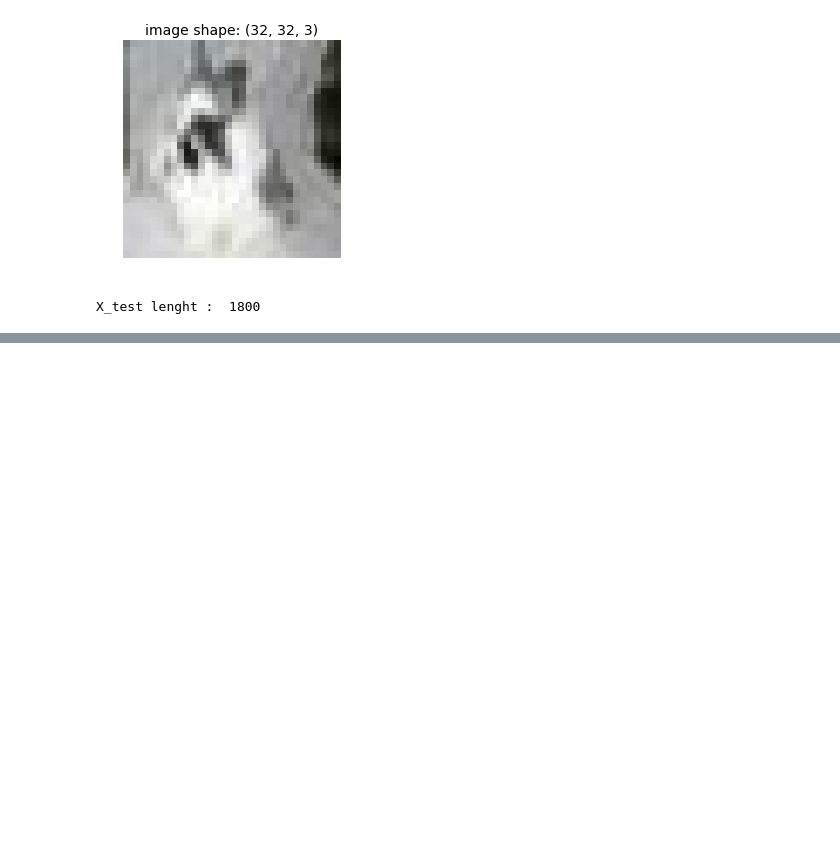
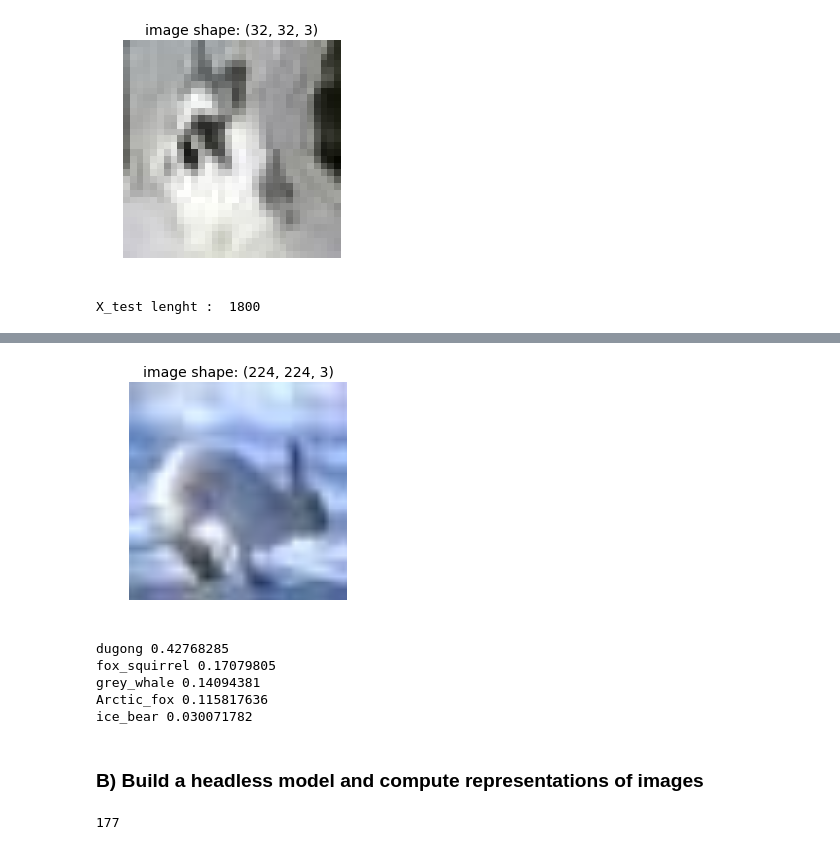
Before and after one commit to JeremyBouhi/DeepLearning, a Jupyter notebook: DeepLearningProject.ipynb, the cells around one changed output, grey strips where cells are left out. Cells and saved outputs as stored; diff of their text form; code cells hidden in the pictures; blank space fills up the shorter version.

```diff
--- a/DeepLearningProject.ipynb
+++ b/DeepLearningProject.ipynb
@@ -117,0 +148,33 @@ X_test lenght :  1800
+# %%
+#We will resized the unique image to resnet image
+resnet_input_size = (224,224)
+img = X_train[4]
+img_resized = resize(img, resnet_input_size, mode='reflect', preserve_range=True)
+show(img_resized)
+# %% [output]
+[figure, added]
+# %%
+#Print prediction of the unique image
+x = image.img_to_array(img_resized)
+x = np.expand_dims(x, axis=0)
+x = preprocess_input(x)
+preds = model_ResNet50.predict(x)
+
+decoded_predictions = decode_predictions(preds)
+
+if decoded_predictions:
+    for _, name, score in decoded_predictions[0]:
+        print(name, score)
+# %% [output]
+dugong 0.42768285
+fox_squirrel 0.17079805
+grey_whale 0.14094381
+Arctic_fox 0.115817636
+ice_bear 0.030071782
+# %% [markdown]
+### B) Build a headless model and compute representations of images
+# %%
+#number of layer
+print(len(model_ResNet50.layers))
+# %% [output]
+177
```
Also changed, not shown: parts of 14 cells of this notebook.
